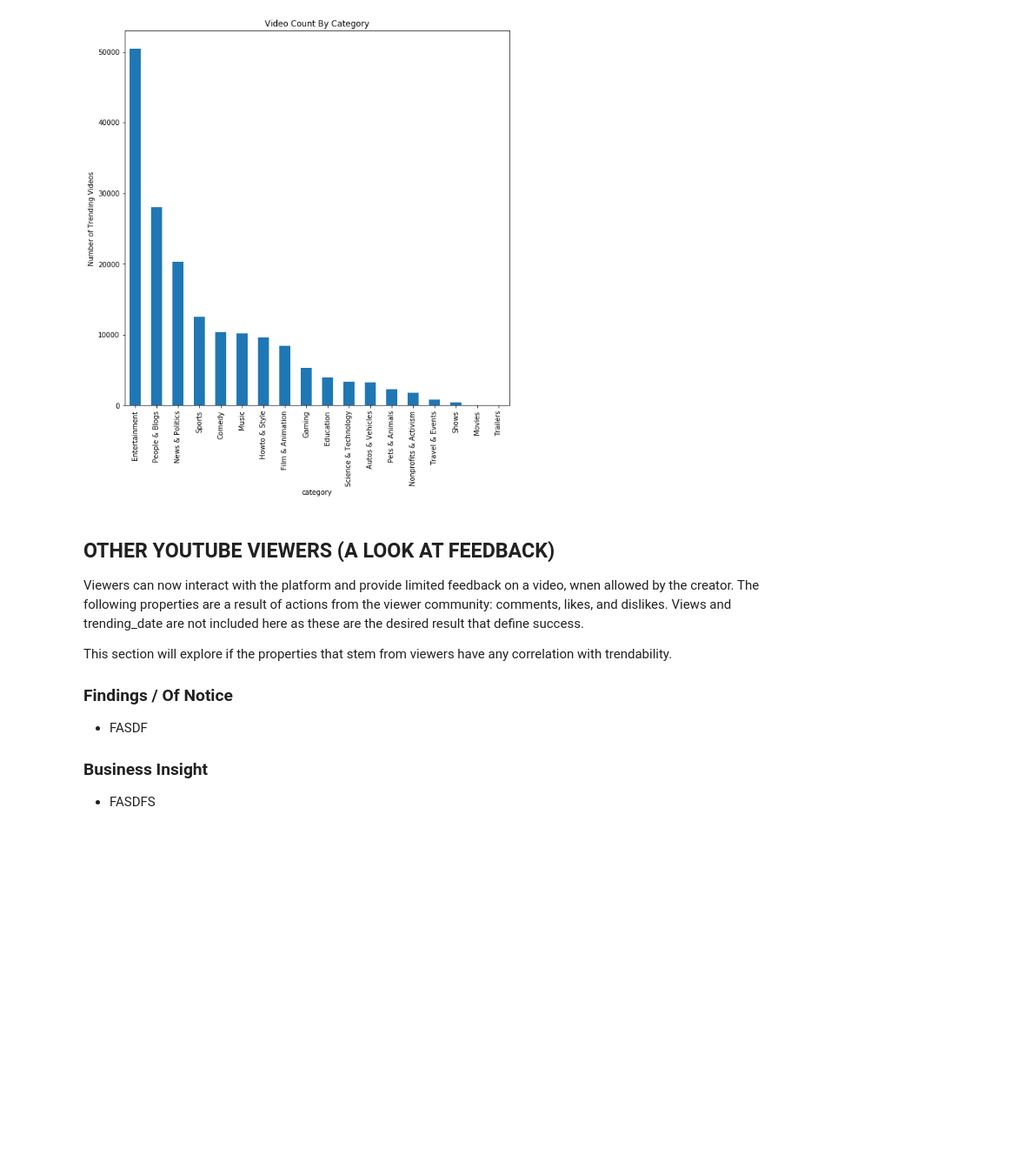
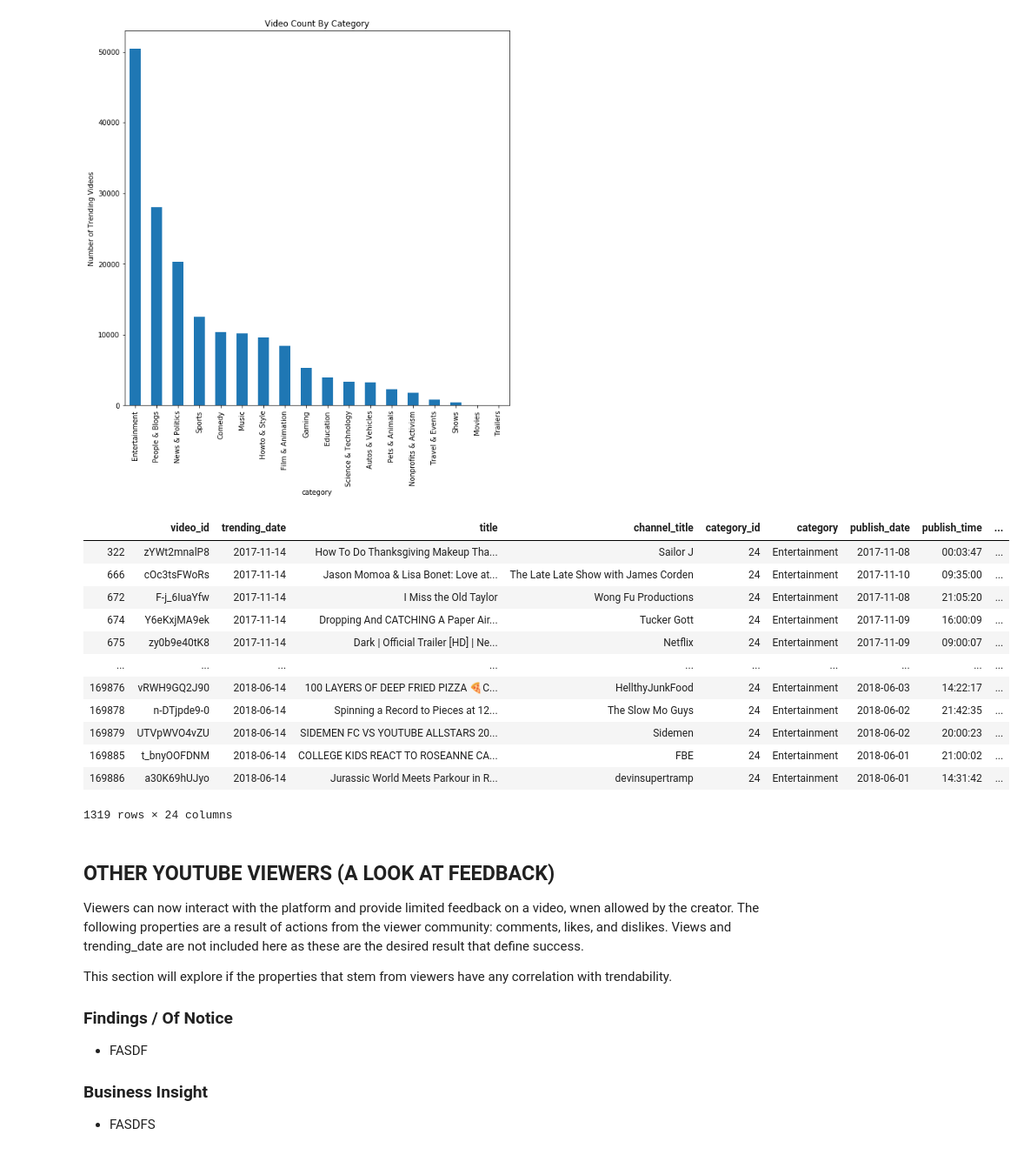
Before and after one commit to rachelleperez/Youtube-Trending, a Jupyter notebook: YoutubeTrendingVideos.ipynb, the cells around one changed output. Shown: that part at 87% size. Saved outputs shown, nothing was run; the diff lists cells and outputs as text; code cells hidden in the pictures; blank space fills up the shorter version.

```diff
--- a/YoutubeTrendingVideos.ipynb
+++ b/YoutubeTrendingVideos.ipynb
@@ -248,6 +279,29 @@ ax.set_ylabel('Number of Trending Videos')# Set text for y axis
 # %% [output]
 Text(0, 0.5, 'Number of Trending Videos')
 [figure]
+# %%
+# Is Entertainment category more popular OR is it used very leniently?
+# Qualitative Assessment
+# Checking US top 5 and bottom 5, you can see a movie trailer miscategorized as entertainment (675)
+# It also seems to be a catch all of hard-to-categorize videos such as #666 (Shows, People and Blogs, News)
+
+entertainment = df['category'] == 'Entertainment'
+US = df['country'] == 'US'
+df[entertainment & US]
+# %% [output]
+|  | video_id | trending_date | title | channel_title | category_id | category | publish_date | publish_time | ... |
+| 322 | zYWt2mnalP8 | 2017-11-14 | How To Do Thanksgiving Makeup Tha... | Sailor J | 24 | Entertainment | 2017-11-08 | 00:03:47 | ... |
+| 666 | cOc3tsFWoRs | 2017-11-14 | Jason Momoa & Lisa Bonet: Love at... | The Late Late Show with James Corden | 24 | Entertainment | 2017-11-10 | 09:35:00 | ... |
+| 672 | F-j_6IuaYfw | 2017-11-14 | I Miss the Old Taylor | Wong Fu Productions | 24 | Entertainment | 2017-11-08 | 21:05:20 | ... |
+| 674 | Y6eKxjMA9ek | 2017-11-14 | Dropping And CATCHING A Paper Air... | Tucker Gott | 24 | Entertainment | 2017-11-09 | 16:00:09 | ... |
+| 675 | zy0b9e40tK8 | 2017-11-14 | Dark | Official Trailer [HD] | Ne... | Netflix | 24 | Entertainment | 2017-11-09 | 09:00:07 | ... |
+| ... | ... | ... | ... | ... | ... | ... | ... | ... | ... |
+| 169876 | vRWH9GQ2J90 | 2018-06-14 | 100 LAYERS OF DEEP FRIED PIZZA 🍕C... | HellthyJunkFood | 24 | Entertainment | 2018-06-03 | 14:22:17 | ... |
+| 169878 | n-DTjpde9-0 | 2018-06-14 | Spinning a Record to Pieces at 12... | The Slow Mo Guys | 24 | Entertainment | 2018-06-02 | 21:42:35 | ... |
+| 169879 | UTVpWVO4vZU | 2018-06-14 | SIDEMEN FC VS YOUTUBE ALLSTARS 20... | Sidemen | 24 | Entertainment | 2018-06-02 | 20:00:23 | ... |
+| 169885 | t_bnyOOFDNM | 2018-06-14 | COLLEGE KIDS REACT TO ROSEANNE CA... | FBE | 24 | Entertainment | 2018-06-01 | 21:00:02 | ... |
+| 169886 | a30K69hUJyo | 2018-06-14 | Jurassic World Meets Parkour in R... | devinsupertramp | 24 | Entertainment | 2018-06-01 | 14:31:42 | ... |
+1319 rows × 24 columns
 # %% [markdown]
 ## OTHER YOUTUBE VIEWERS (A LOOK AT FEEDBACK)
 
```
Also changed, not shown: parts of 5 cells of this notebook.
